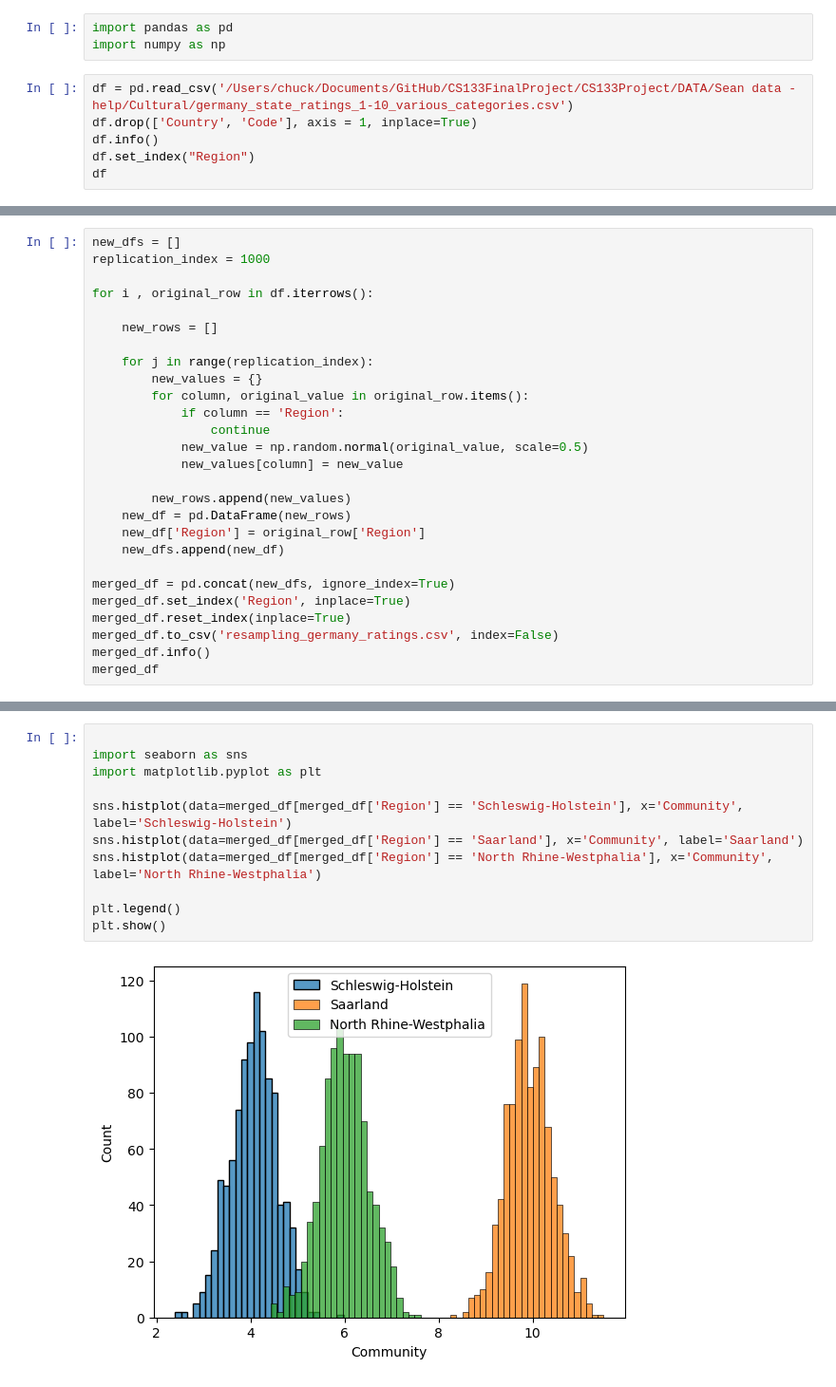
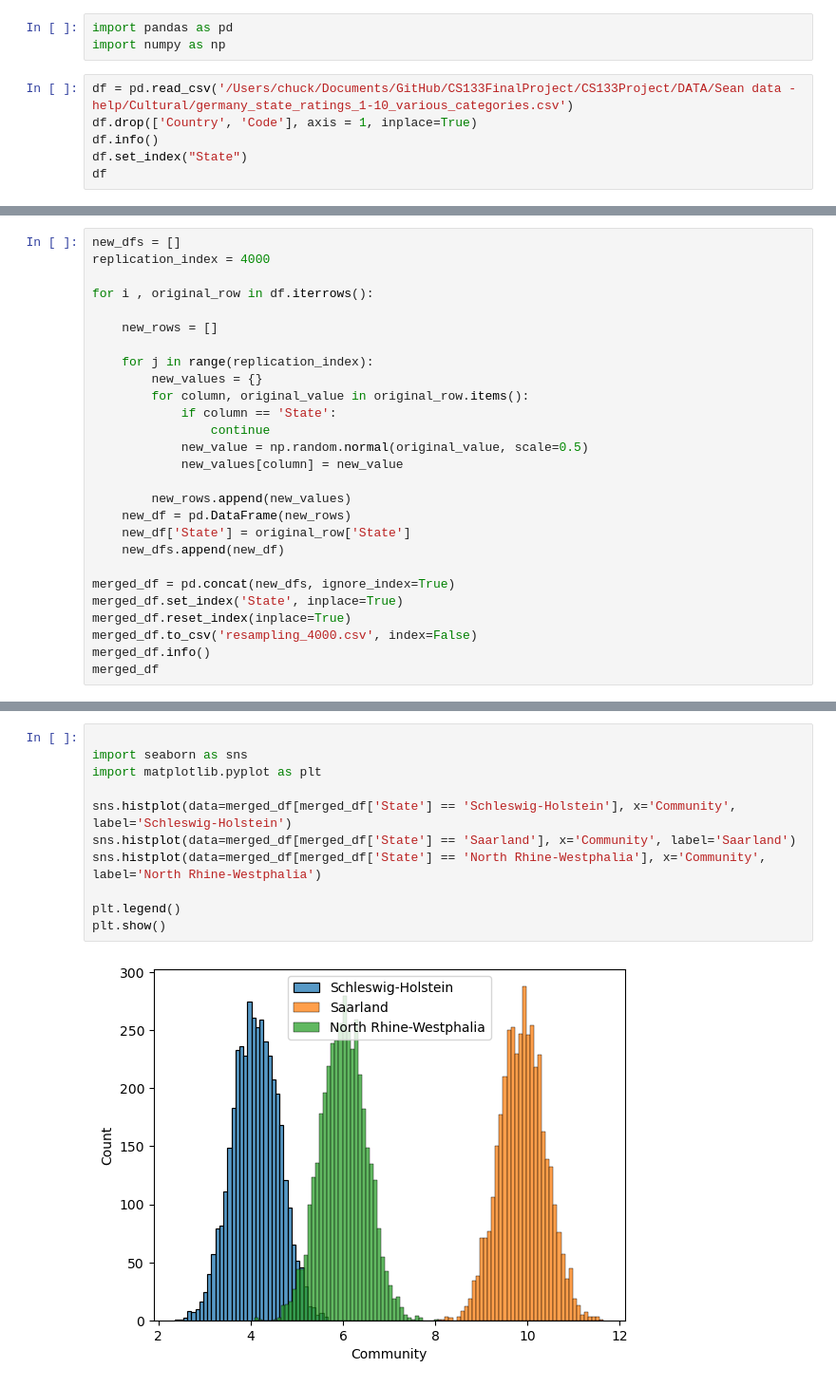
Before and after one commit to ANikfarjam/Germany-City-Plus-Kmean-Clustering-ML-Learing-and-Rulebase-AI, a Jupyter notebook: Training/rating.ipynb, the cells around one changed output, grey strips where cells are left out. Shown at 95% size. Drawn from its saved outputs; the diff is of its cells as text.

```diff
--- a/Training/rating.ipynb
+++ b/Training/rating.ipynb
@@ -7,7 +7,7 @@ import numpy as np
 df = pd.read_csv('/Users/chuck/Documents/GitHub/CS133FinalProject/CS133Project/DATA/Sean data - help/Cultural/germany_state_ratings_1-10_various_categories.csv')
 df.drop(['Country', 'Code'], axis = 1, inplace=True)
 df.info()
-df.set_index("Region")
+df.set_index("State")
 df
 # %% [output]
 <class 'pandas.core.frame.DataFrame'>
@@ -77,6 +78,6 @@ List of 20 values centered around the first cell value with a normal distributio
 # %%
 new_dfs = []
-replication_index = 1000
+replication_index = 4000
 
 for i , original_row in df.iterrows():
 
@@ -85,20 +86,20 @@ for i , original_row in df.iterrows():
     for j in range(replication_index):
         new_values = {}
         for column, original_value in original_row.items():
-            if column == 'Region':
+            if column == 'State':
                 continue
             new_value = np.random.normal(original_value, scale=0.5)
             new_values[column] = new_value
 
         new_rows.append(new_values)
     new_df = pd.DataFrame(new_rows)
-    new_df['Region'] = original_row['Region']
+    new_df['State'] = original_row['State']
     new_dfs.append(new_df)
 
 merged_df = pd.concat(new_dfs, ignore_index=True)
-merged_df.set_index('Region', inplace=True)
+merged_df.set_index('State', inplace=True)
 merged_df.reset_index(inplace=True)
-merged_df.to_csv('resampling_germany_ratings.csv', index=False)
+merged_df.to_csv('resampling_4000.csv', index=False)
 merged_df.info()
 merged_df
 # %% [output]
@@ -137,14 +138,14 @@ memory usage: 1.4+ MB
 # %%
 
 import seaborn as sns
 import matplotlib.pyplot as plt
 
-sns.histplot(data=merged_df[merged_df['Region'] == 'Schleswig-Holstein'], x='Community', label='Schleswig-Holstein')
-sns.histplot(data=merged_df[merged_df['Region'] == 'Saarland'], x='Community', label='Saarland')
-sns.histplot(data=merged_df[merged_df['Region'] == 'North Rhine-Westphalia'], x='Community', label='North Rhine-Westphalia')
+sns.histplot(data=merged_df[merged_df['State'] == 'Schleswig-Holstein'], x='Community', label='Schleswig-Holstein')
+sns.histplot(data=merged_df[merged_df['State'] == 'Saarland'], x='Community', label='Saarland')
+sns.histplot(data=merged_df[merged_df['State'] == 'North Rhine-Westphalia'], x='Community', label='North Rhine-Westphalia')
 
 plt.legend()
 plt.show()
 # %% [output]
-[figure, old version]
+[figure, new version]
 # %%
```
Also changed, not shown: parts of 6 cells of this notebook, 1 other file.
